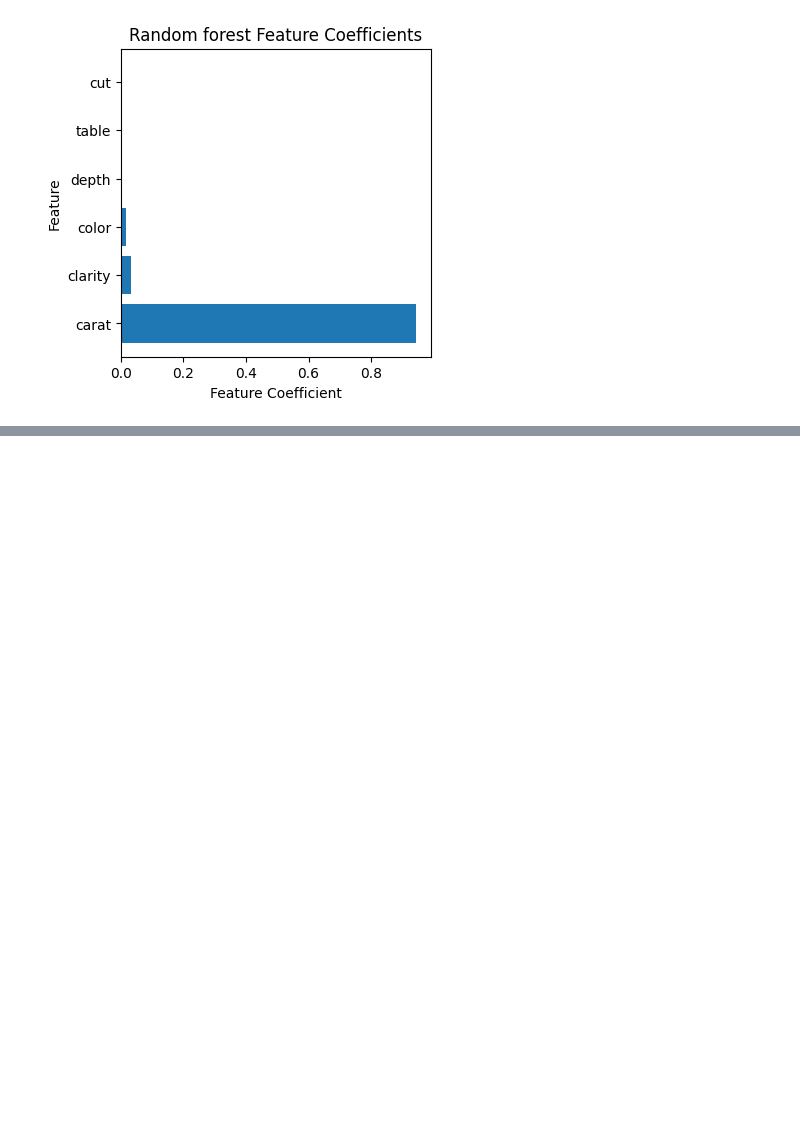
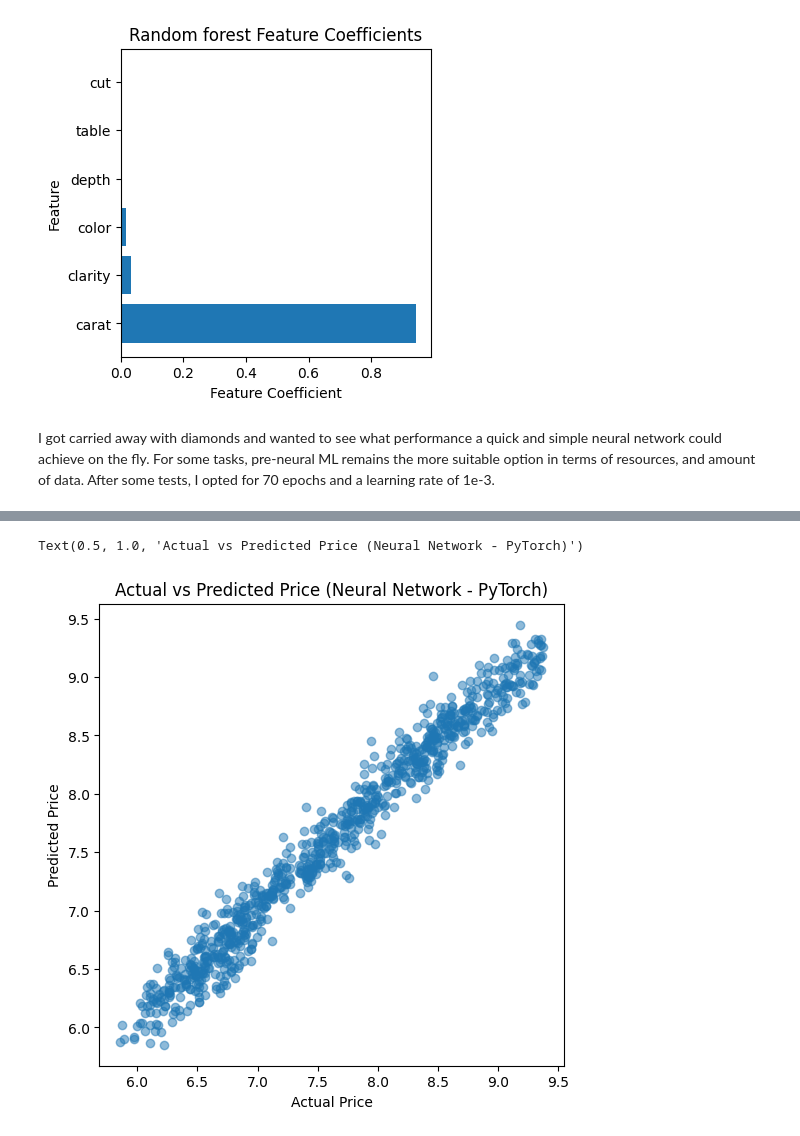
Before and after one commit to matildao-pane/xtream-ai-assignment-engineer, a Jupyter notebook: challenge_1/Training.ipynb, the cells around one changed output, grey strips where cells are left out. Saved outputs shown, nothing was run; the diff lists cells and outputs as text; code cells hidden in the pictures; blank space fills up the shorter version.

Commit message:
feat(training): edit nn hyperparams

```diff
--- a/challenge_1/Training.ipynb
+++ b/challenge_1/Training.ipynb
@@ -327,6 +327,10 @@ Training Time: 104.31481170654297 seconds,
 best_params {'max_depth': None, 'min_samples_leaf': 1, 'min_samples_split': 5, 'n_estimators': 200}
 [figure]
 [figure]
+# %% [markdown]
+I got carried away with diamonds and wanted to see what performance a quick and simple neural network could achieve on the fly.
+For some tasks, pre-neural ML remains the more suitable option in terms of resources, and amount of data.
+After some tests, I opted for 70 epochs and a learning rate of 1e-3.
 # %%
 import time
 import numpy as np
@@ -356,20 +360,17 @@ y_test = torch.tensor(y_test, dtype=torch.float32)
 class NeuralNetwork(nn.Module):
     def __init__(self, input_dim):
         super(NeuralNetwork, self).__init__()
-        self.fc1 = nn.Linear(input_dim, 128)  # Increased neurons in the first layer
+        self.fc1 = nn.Linear(input_dim, 64)  # Increased neurons in the first layer
         self.relu = nn.ReLU()
         self.dropout = nn.Dropout(0.5)  # Increased dropout rate
-        self.fc2 = nn.Linear(128, 64)  # Additional hidden layer
-        self.fc3 = nn.Linear(64, 32)
-        self.fc4 = nn.Linear(32, 1)
+        self.fc2 = nn.Linear(64, 32)
+        self.fc3 = nn.Linear(32, 1)
 
     def forward(self, x):
         x = self.relu(self.fc1(x))
         x = self.dropout(x)
         x = self.relu(self.fc2(x))
-        x = self.dropout(x)
-        x = self.relu(self.fc3(x))
-        x = self.fc4(x)
+        x = self.fc3(x)
         return x
 
 
@@ -386,7 +387,7 @@ train_loader = DataLoader(train_dataset, batch_size=32, shuffle=True)
 
 # Train the model
 start_time = time.time()
-epochs = 100
+epochs = 70
 train_losses = []
 test_losses = []
 for epoch in range(epochs):
@@ -400,7 +401,8 @@ for epoch in range(epochs):
         running_loss += loss.item()
     epoch_loss = running_loss / len(train_loader)
     train_losses.append(epoch_loss)
-    print(f"Epoch {epoch+1}/{epochs}, Loss: {running_loss/len(train_loader)}")
+    if epoch%20==0:
+        print(f"Epoch {epoch+1}/{epochs}, Loss: {running_loss/len(train_loader)}")
 
     # Calculate test loss
     with torch.no_grad():
@@ -409,9 +411,7 @@ for epoch in range(epochs):
         test_loss = criterion(y_pred_test.squeeze(), y_test)
         test_losses.append(test_loss.item())
 
-
 training_time = time.time() - start_time
-
 
 # Evaluate the model
 with torch.no_grad():
@@ -425,7 +425,7 @@ results['Neural Network '] = {'RMSE': rmse, 'R2 Score': r2, 'MAE': mae, 'Trainin
 print(f'Neural Network   - \nRMSE: {rmse}, \nR2 Score: {r2}, \nMAE: {mae}, \nTraining Time: {training_time} seconds')
 
 # Plot the predicted vs actual values
-plt.figure(figsize=(10, 6))
+plt.figure(figsize=(6, 6))
 plt.scatter(y_test, y_pred, alpha=0.5)
 plt.xlabel('Actual Price')
 plt.ylabel('Predicted Price')
@@ -451,3 +445,5 @@ Epoch 94/100, Loss: 0.02528159558638796
+Text(0.5, 1.0, 'Actual vs Predicted Price (Neural Network - PyTorch)')
+[figure, added]
 # %%
 
 # Plot the training and test loss
```
Also changed, not shown: parts of 2 cells of this notebook.
